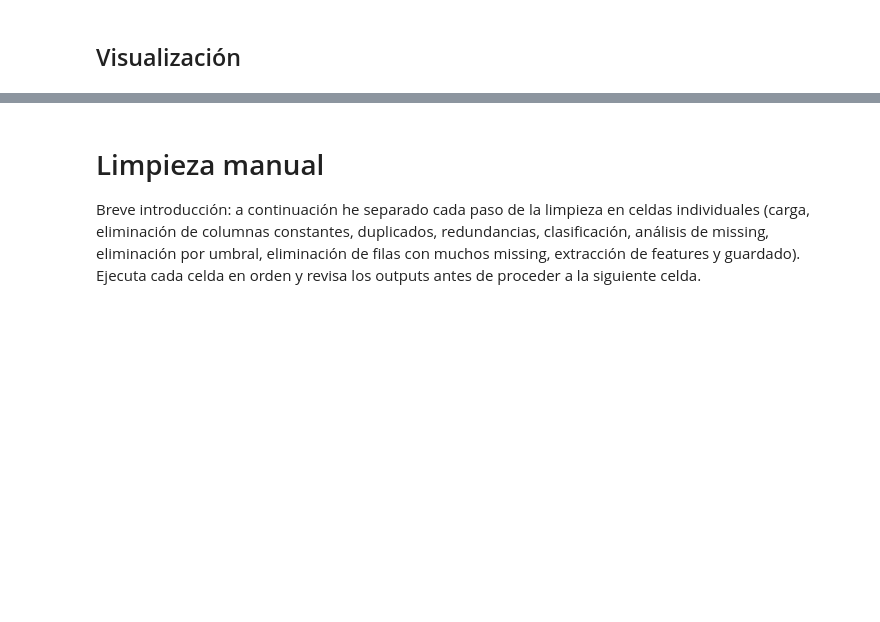
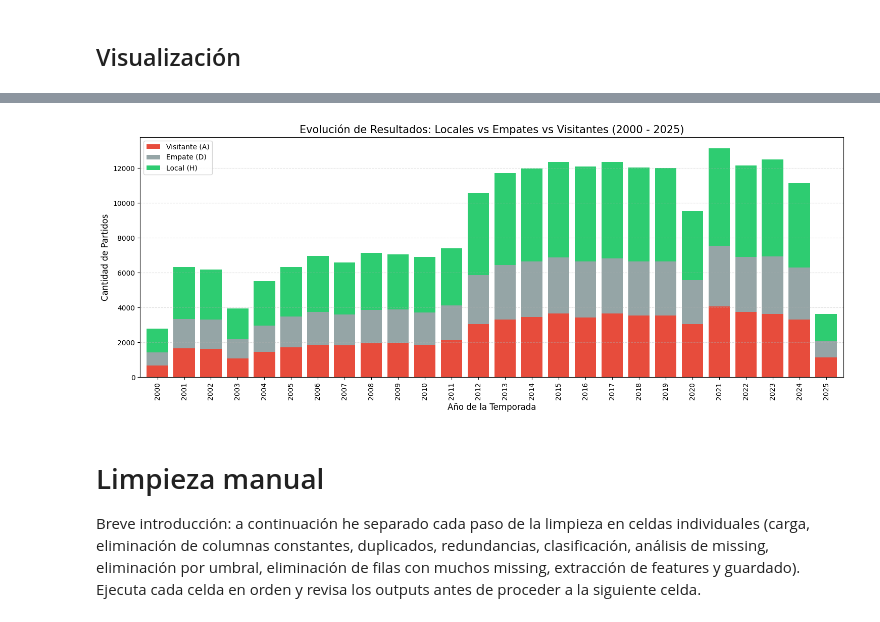
Before and after one commit to 4GeeksAcademy/Steven_Carlos_proyecto-final_, a Jupyter notebook: src/carlos.ipynb, the cells around one changed output, grey strips where cells are left out. Cells and saved outputs as stored; diff of their text form; code cells hidden in the pictures; blank space fills up the shorter version.

```diff
--- a/src/carlos.ipynb
+++ b/src/carlos.ipynb
@@ -29,3 +133,37 @@ Elo shape: (245033, 4)
+# %%
+
+# 2. Conversión ROBUSTA a fecha (esto soluciona tu error)
+# errors='coerce' convierte valores problemáticos en NaT (Not a Time)
+df['MatchDate'] = pd.to_datetime(df['MatchDate'], errors='coerce')
+
+# Eliminamos filas donde la fecha no se pudo procesar (limpieza básica)
+df = df.dropna(subset=['MatchDate'])
+
+# 3. Crear columna de Año para el análisis
+df['Year'] = df['MatchDate'].dt.year
+
+# 4. Configuración del Dashboard Profesional
+plt.figure(figsize=(15, 6))
+
+# --- GRÁFICO DE BARRAS: Resultados por década ---
+# Agrupamos por año y resultado para ver tendencias
+summary = df.groupby(['Year', 'FTResult']).size().unstack().fillna(0)
+
+# Graficamos con colores profesionales
+summary.plot(kind='bar', stacked=True,
+             color=['#e74c3c', '#95a5a6', '#2ecc71'],
+             ax=plt.gca(), width=0.8)
+
+plt.title('Evolución de Resultados: Locales vs Empates vs Visitantes (2000 - 2025)', fontsize=15)
+plt.xlabel('Año de la Temporada', fontsize=12)
+plt.ylabel('Cantidad de Partidos', fontsize=12)
+plt.legend(['Visitante (A)', 'Empate (D)', 'Local (H)'], loc='upper left')
+plt.grid(axis='y', linestyle='--', alpha=0.4)
+
+plt.tight_layout()
+plt.show()
+# %% [output]
+[figure, added]
 # %% [markdown]
 # Limpieza manual
 
```
Also changed, not shown: parts of 33 cells of this notebook.
